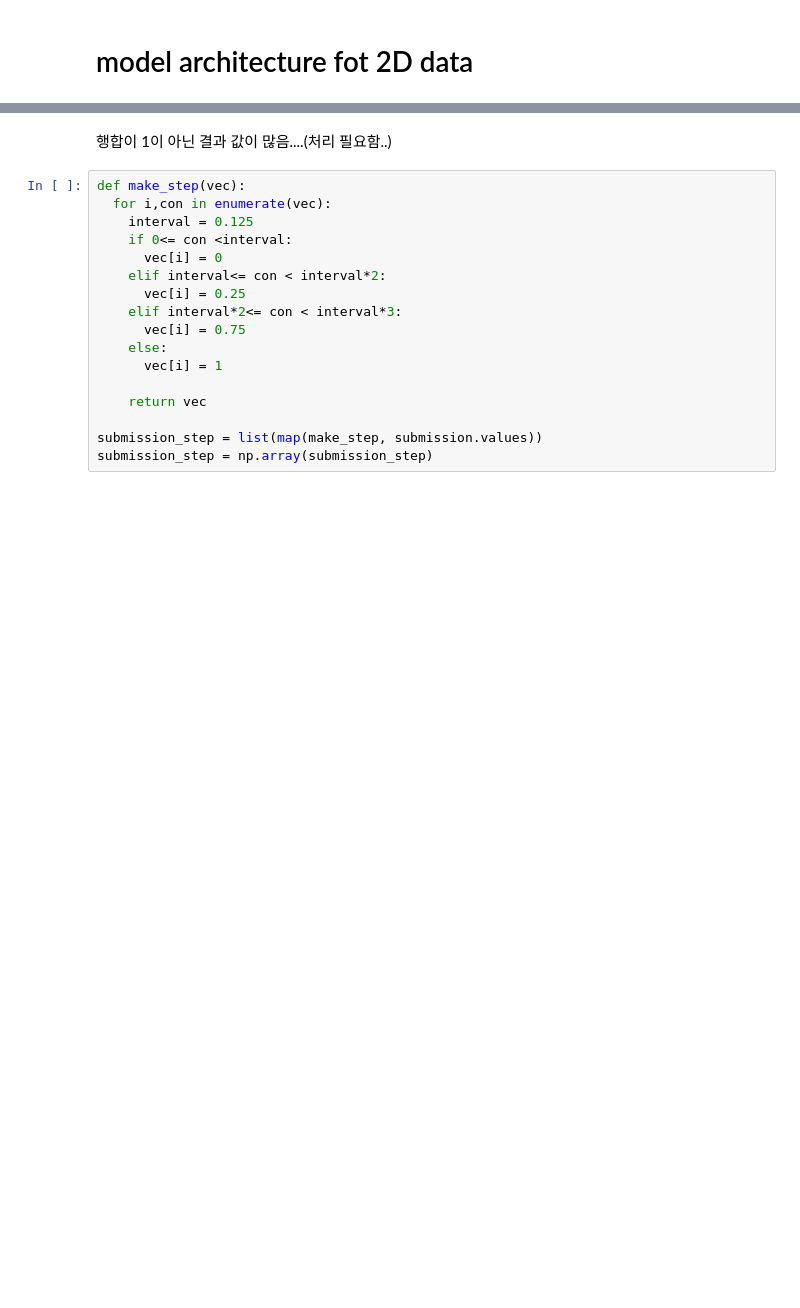
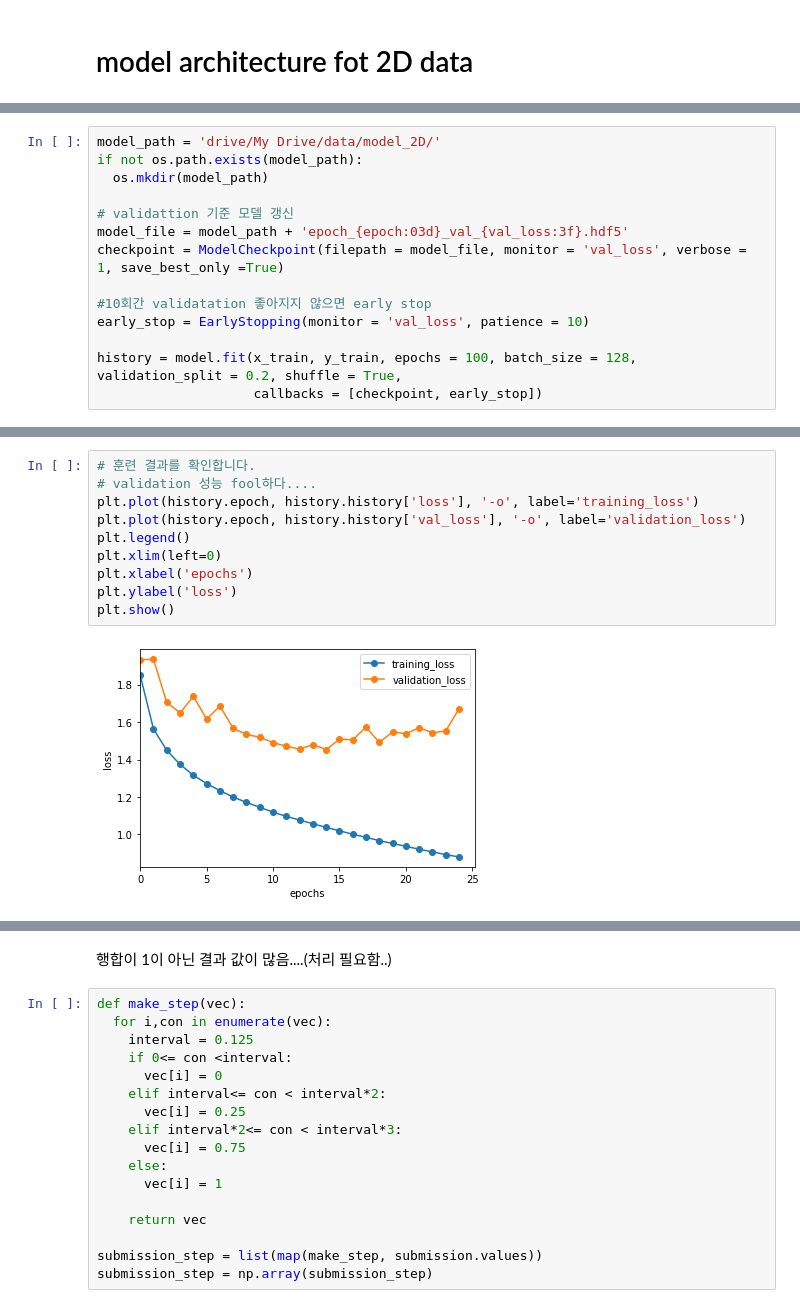
Before and after one commit to 100jy/voice_competition, a Jupyter notebook: baseline_코드.ipynb, the cells around one changed output, grey strips where cells are left out. Drawn from its saved outputs; the diff is of its cells as text; blank space fills up the shorter version.

```diff
--- a/baseline_코드.ipynb
+++ b/baseline_코드.ipynb
@@ -257,0 +377,14 @@ drive/My Drive/data/model/epoch_008_val_1.724779.hdf5
+# %%
+model_path = 'drive/My Drive/data/model_2D/'
+if not os.path.exists(model_path):
+  os.mkdir(model_path)
+
+# validattion 기준 모델 갱신
+model_file = model_path + 'epoch_{epoch:03d}_val_{val_loss:3f}.hdf5'
+checkpoint = ModelCheckpoint(filepath = model_file, monitor = 'val_loss', verbose = 1, save_best_only =True)
+
+#10회간 validatation 좋아지지 않으면 early stop
+early_stop = EarlyStopping(monitor = 'val_loss', patience = 10)
+
+history = model.fit(x_train, y_train, epochs = 100, batch_size = 128, validation_split = 0.2, shuffle = True,
+                    callbacks = [checkpoint, early_stop])
@@ -257,0 +409,12 @@ drive/My Drive/data/model/epoch_008_val_1.724779.hdf5
+# %%
+# 훈련 결과를 확인합니다.
+# validation 성능 fool하다....
+plt.plot(history.epoch, history.history['loss'], '-o', label='training_loss')
+plt.plot(history.epoch, history.history['val_loss'], '-o', label='validation_loss')
+plt.legend()
+plt.xlim(left=0)
+plt.xlabel('epochs')
+plt.ylabel('loss')
+plt.show()
+# %% [output]
+[figure, added]
```
Also changed, not shown: parts of 25 cells of this notebook.
